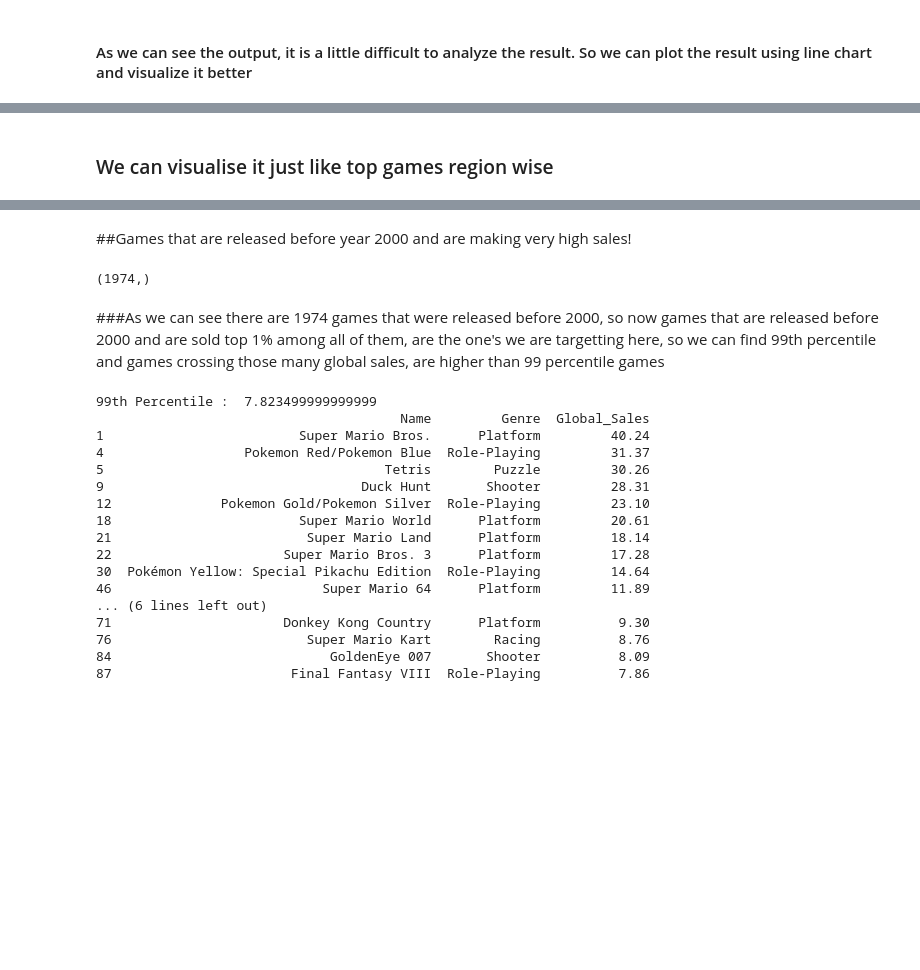
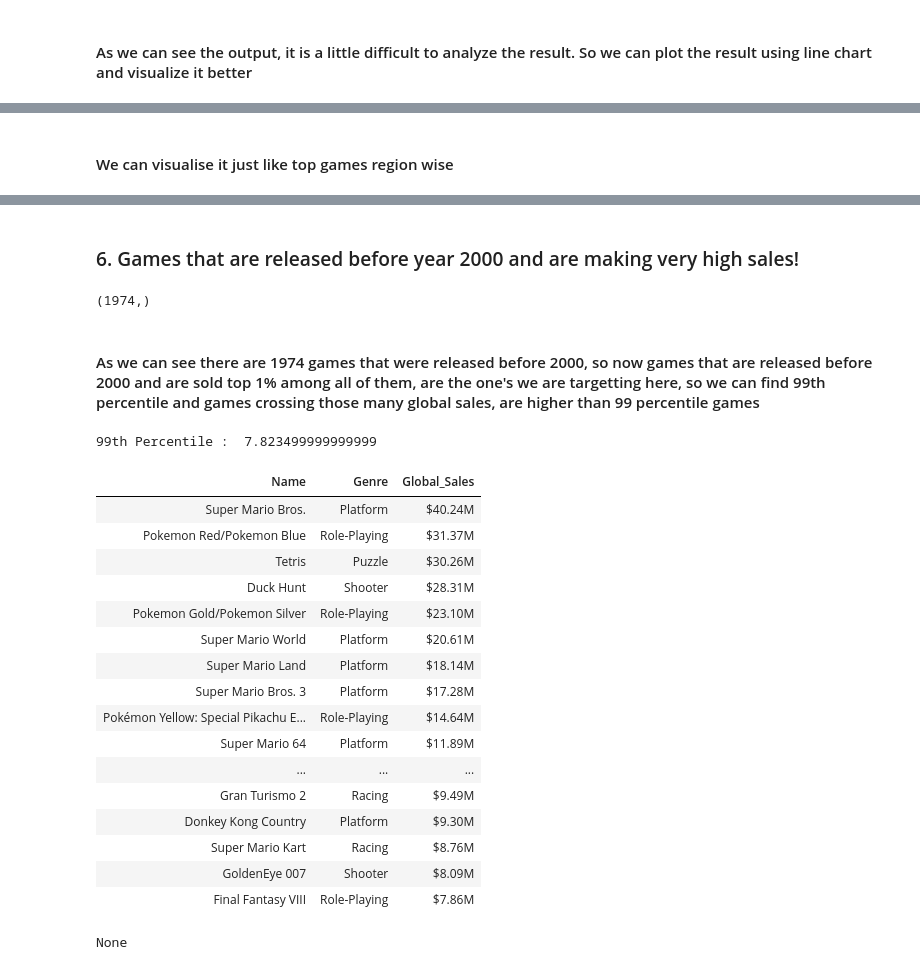
Before and after one commit to devrhathi/videogames_sales, a Jupyter notebook: DA_Project.ipynb, the cells around one changed output, grey strips where cells are left out. Drawn from its saved outputs; the diff is of its cells as text; code cells hidden in the pictures; blank space fills up the shorter version.

```diff
--- a/DA_Project.ipynb
+++ b/DA_Project.ipynb
@@ -227,7 +234,7 @@ ot_top_publishers.rename(columns = {'Publisher':'Other_Publisher'}, inplace = Tr
 
 top_publishers_df=pd.concat([na_top_publishers,eu_top_publishers,jp_top_publishers,ot_top_publishers],axis=1)
 # %% [markdown]
-### We can visualise it just like top games region wise
+#### We can visualise it just like top games region wise
 # %%
 top_publishers_bar = make_subplots(rows=4, cols=1,subplot_titles=("North American top publishers","Europe top publishers", "Japan top publishers","Other regions top publishers"))
 
@@ -241,42 +248,44 @@ top_publishers_bar.show()
 # %% [output]
 [interactive output not drawn]
 # %% [markdown]
-##Games that are released before year 2000 and are making very high sales!
+### 6. Games that are released before year 2000 and are making very high sales!
 # %%
 bef_2000 = df.query("Year<2000")
 bef_2000['Year'].shape
 # %% [output]
 (1974,)
 # %% [markdown]
-###As we can see there are 1974 games that were released before 2000, so now games that are released before 2000 and are sold top 1% among all of them, are the one's we are targetting here, so we can find 99th percentile and games crossing those many global sales, are higher than 99 percentile games
+#### As we can see there are 1974 games that were released before 2000, so now games that are released before 2000 and are sold top 1% among all of them, are the one's we are targetting here, so we can find 99th percentile and games crossing those many global sales, are higher than 99 percentile games
 # %%
 bef_2000_99p = bef_2000['Global_Sales'].quantile(0.99)
 print('99th Percentile : ',bef_2000_99p)
 
 top_old_games = bef_2000.query(f"Global_Sales>{bef_2000_99p}")
 top_old_games = top_old_games[["Name", "Genre", "Global_Sales"]]
 
-top_old_games.style.format({
+top_old_games_output = top_old_games.style.format({
     "Year": "{:,.0f}",
     "Global_Sales": "${:.2f}M"
 }).hide(axis="index")
 
-print(top_old_games)
+print(display(top_old_games_output))
 # %% [output]
 99th Percentile :  7.823499999999999
-                                       Name         Genre  Global_Sales
-1                         Super Mario Bros.      Platform         40.24
-4                  Pokemon Red/Pokemon Blue  Role-Playing         31.37
-5                                    Tetris        Puzzle         30.26
-9                                 Duck Hunt       Shooter         28.31
-12              Pokemon Gold/Pokemon Silver  Role-Playing         23.10
-18                        Super Mario World      Platform         20.61
-21                         Super Mario Land      Platform         18.14
-22                      Super Mario Bros. 3      Platform         17.28
-30  Pokémon Yellow: Special Pikachu Edition  Role-Playing         14.64
-46                           Super Mario 64      Platform         11.89
-... (6 lines left out)
-71                      Donkey Kong Country      Platform          9.30
-76                         Super Mario Kart        Racing          8.76
-84                            GoldenEye 007       Shooter          8.09
-87                       Final Fantasy VIII  Role-Playing          7.86
+| Name | Genre | Global_Sales |
+| Super Mario Bros. | Platform | $40.24M |
+| Pokemon Red/Pokemon Blue | Role-Playing | $31.37M |
+| Tetris | Puzzle | $30.26M |
+| Duck Hunt | Shooter | $28.31M |
+| Pokemon Gold/Pokemon Silver | Role-Playing | $23.10M |
+| Super Mario World | Platform | $20.61M |
+| Super Mario Land | Platform | $18.14M |
+| Super Mario Bros. 3 | Platform | $17.28M |
+| Pokémon Yellow: Special Pikachu E... | Role-Playing | $14.64M |
+| Super Mario 64 | Platform | $11.89M |
+| ... | ... | ... |
+| Gran Turismo 2 | Racing | $9.49M |
+| Donkey Kong Country | Platform | $9.30M |
+| Super Mario Kart | Racing | $8.76M |
+| GoldenEye 007 | Shooter | $8.09M |
+| Final Fantasy VIII | Role-Playing | $7.86M |
+None
```
Also changed, not shown: parts of 9 cells of this notebook, 1 other file.
